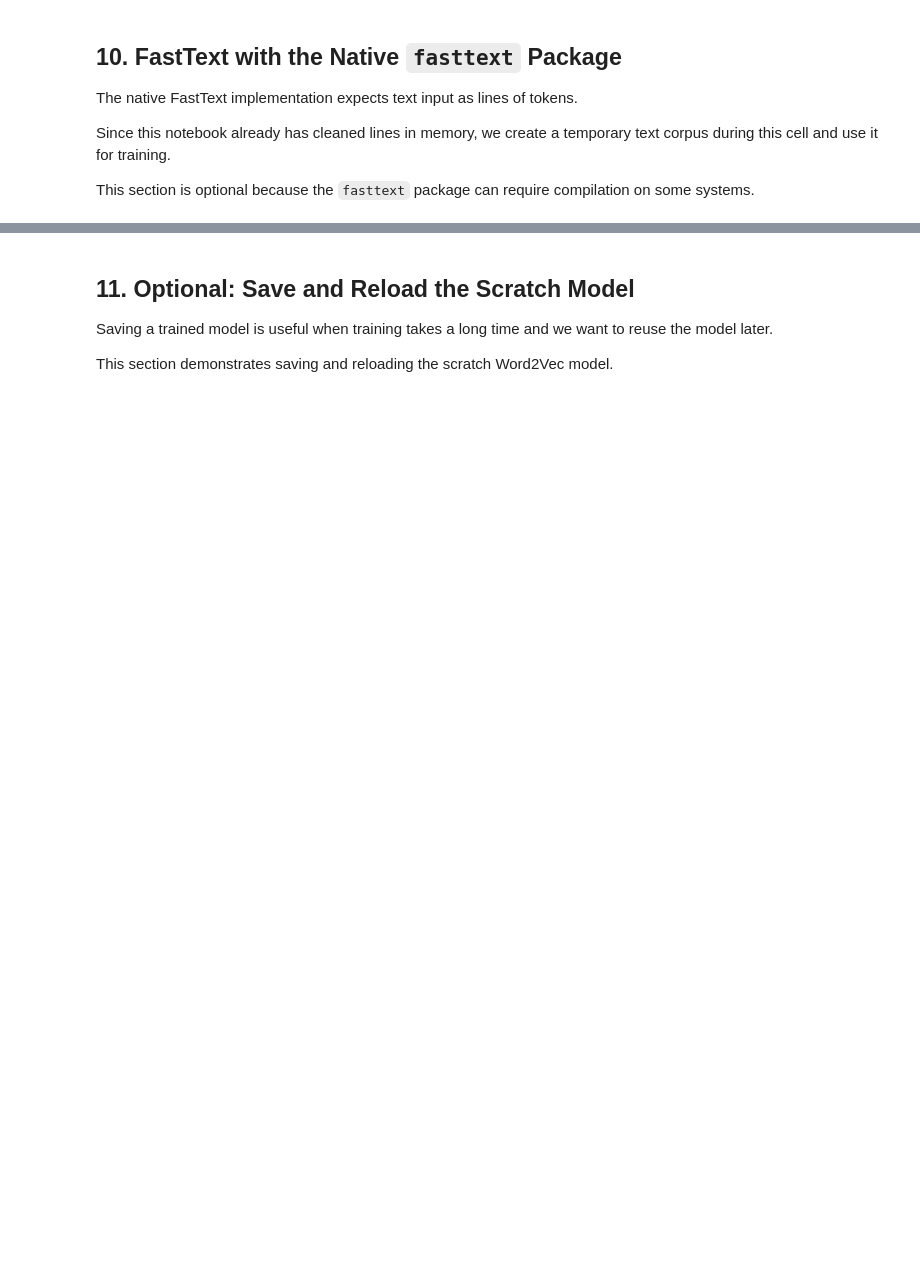
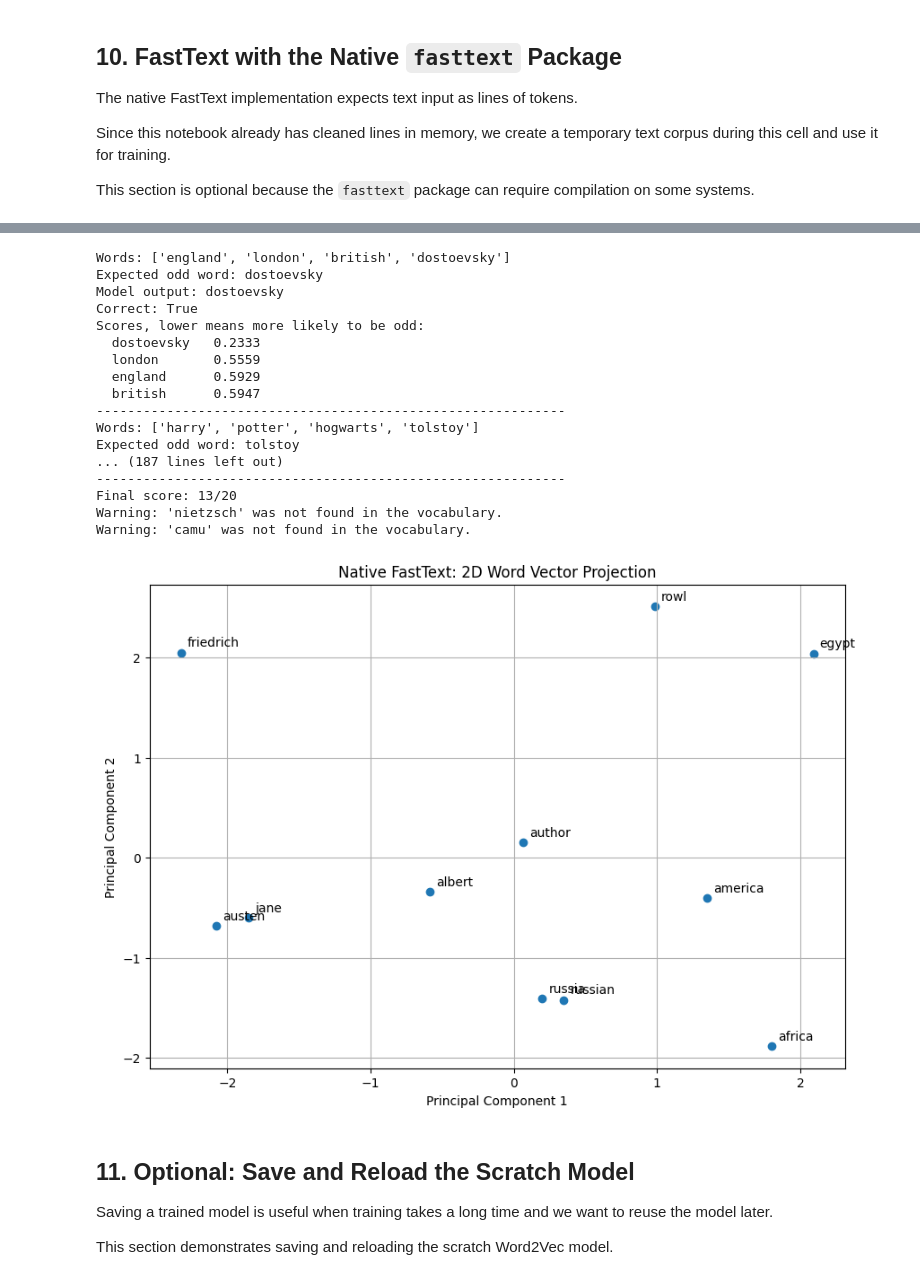
Before and after one commit to Hemenam/ML-in-modern-Information-Retrieval, a Jupyter notebook: word_embedding.ipynb, the cells around one changed output, grey strips where cells are left out. Saved outputs shown, nothing was run; the diff lists cells and outputs as text; code cells hidden in the pictures; blank space fills up the shorter version.

Commit message:
Implented fasttext native

```diff
--- a/word_embedding.ipynb
+++ b/word_embedding.ipynb
@@ -1298,25 +1362,26 @@ class NativeFastTextTester:
         if word not in self.word_to_vec:
             return None
 
-        pass # TODO
+        return self.word_to_vec[word]
+
 
     def cosine_similarity(self, vector_a, vector_b):
         """
         Compute cosine similarity between two vectors.
         """
-        norm_a = None # TODO
-        norm_b = None # TODO
+        norm_a = np.linalg.norm(vector_a)
+        norm_b = np.linalg.norm(vector_b)
 
         if norm_a == 0 or norm_b == 0:
             return 0.0
 
-        pass # TODO
+        return float(np.dot(vector_a, vector_b) / (norm_a * norm_b))
 
     def find_similar_words(self, word, top_n=10):
         """
         Find the words that are most similar to the input word.
         """
-        target_vector = None # TODO
+        target_vector = self.get_vector(word)
 
         if target_vector is None:
             return f"'{word}' was not found in the vocabulary."
@@ -1327,7 +1392,7 @@ class NativeFastTextTester:
             if other_word == word:
                 continue
 
-            similarity = None # TODO
+            similarity = self.cosine_similarity(target_vector, other_vector)
             similarities.append((other_word, similarity))
 
         similarities.sort(key=lambda item: item[1], reverse=True)
@@ -1365,14 +1430,18 @@ class NativeFastTextTester:
                 if word == other_word:
                     continue
 
-                similarity = None # TODO
+                similarity = self.cosine_similarity(vectors[word], vectors[other_word])
                 similarities.append(similarity)
 
             scores[word] = np.mean(similarities)
 
-        prediction = None # TODO
+        prediction = min(scores, key=scores.get)
 
-        pass # TODO
+        return {
+            "prediction": prediction,
+            "error": None,
+            "scores": scores,
+        }
 
     def get_vector_dict(self):
         """
@@ -1387,39 +1456,58 @@ if native_fasttext_model is not None:
     total = 0
 
     for words, expected in odd_one_out_questions:
-        result = None # TODO
+        result = native_tester.odd_one_out(words)
 
         print(f"Words: {words}")
         print(f"Expected odd word: {expected}")
 
         if result["error"] is not None:
             print(f"Model output: {result['error']}")
         else:
-            prediction = None # TODO
-            is_correct = None # TODO
+            prediction = result["prediction"]
+            is_correct = prediction == expected
 
-            correct += None # TODO
+            correct += int(is_correct)
             total += 1
 
             print(f"Model output: {prediction}")
             print(f"Correct: {is_correct}")
 
             print("Scores, lower means more likely to be odd:")
             for word, score in sorted(result["scores"].items(), key=lambda item: item[1]):
                 print(f"  {word:12s} {score:.4f}")
 
         print("-" * 60)
 
     print(f"Final score: {correct}/{total}")
 
     native_visualizer = VectorVisualizer(native_tester.get_vector_dict())
     native_visualizer.visualize(
         target_words=words_to_visualize,
         title="Native FastText: 2D Word Vector Projection",
     )
 
 else:
     print("No native FastText model is available to test.")
+# %% [output]
+Words: ['england', 'london', 'british', 'dostoevsky']
+Expected odd word: dostoevsky
+Model output: dostoevsky
+Correct: True
+Scores, lower means more likely to be odd:
+  dostoevsky   0.2333
+  london       0.5559
+  england      0.5929
+  british      0.5947
+------------------------------------------------------------
+Words: ['harry', 'potter', 'hogwarts', 'tolstoy']
+Expected odd word: tolstoy
+... (187 lines left out)
+------------------------------------------------------------
+Final score: 13/20
+Warning: 'nietzsch' was not found in the vocabulary.
+Warning: 'camu' was not found in the vocabulary.
+[figure, added]
 # %% [markdown]
 ## 11. Optional: Save and Reload the Scratch Model
 
```
Also changed, not shown: parts of 12 cells of this notebook, 1 other file.
